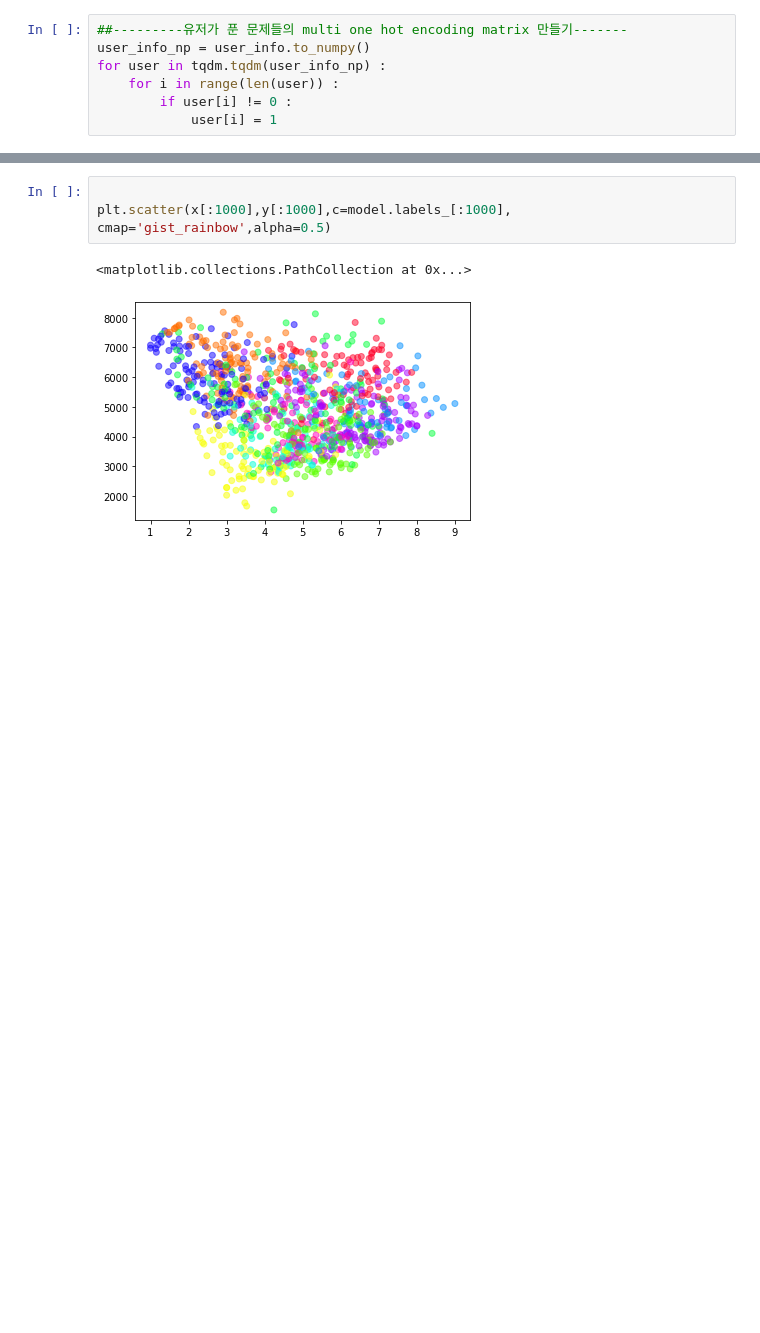
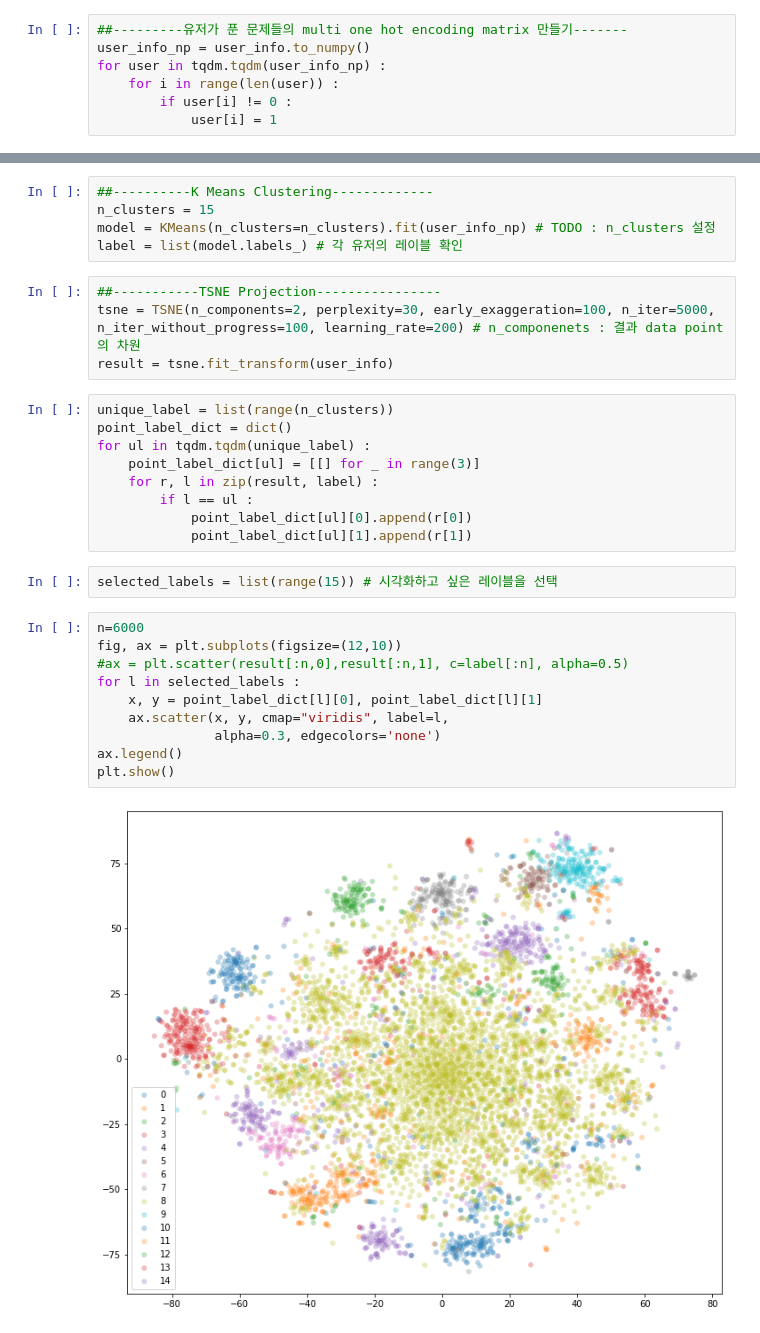
Before and after one commit to boostcampaitech3/level2-dkt-level2-recsys-07, a Jupyter notebook: FeatureEngineering/userClustering.ipynb, the cells around one changed output, grey strips where cells are left out. Cells and saved outputs as stored; diff of their text form; blank space fills up the shorter version.

Commit message:
[FEAT][현덕] user clustering using tsne and knn

```diff
--- a/FeatureEngineering/userClustering.ipynb
+++ b/FeatureEngineering/userClustering.ipynb
@@ -70,6 +21,32 @@ for user in tqdm.tqdm(user_id) :
-# %%
-
-plt.scatter(x[:1000],y[:1000],c=model.labels_[:1000], cmap='gist_rainbow',alpha=0.5)
-# %% [output]
-<matplotlib.collections.PathCollection at 0x...>
-[figure, removed]
+# %%
+##----------K Means Clustering-------------
+n_clusters = 15
+model = KMeans(n_clusters=n_clusters).fit(user_info_np) # TODO : n_clusters 설정
+label = list(model.labels_) # 각 유저의 레이블 확인
+# %%
+##-----------TSNE Projection----------------
+tsne = TSNE(n_components=2, perplexity=30, early_exaggeration=100, n_iter=5000, n_iter_without_progress=100, learning_rate=200) # n_componenets : 결과 data point의 차원
+result = tsne.fit_transform(user_info)
+# %%
+unique_label = list(range(n_clusters))
+point_label_dict = dict()
+for ul in tqdm.tqdm(unique_label) :
+    point_label_dict[ul] = [[] for _ in range(3)]
+    for r, l in zip(result, label) :
+        if l == ul :
+            point_label_dict[ul][0].append(r[0])
+            point_label_dict[ul][1].append(r[1])
+# %%
+selected_labels = list(range(15)) # 시각화하고 싶은 레이블을 선택
+# %%
+n=6000
+fig, ax = plt.subplots(figsize=(12,10))
+#ax = plt.scatter(result[:n,0],result[:n,1], c=label[:n], alpha=0.5)
+for l in selected_labels :
+    x, y = point_label_dict[l][0], point_label_dict[l][1]
+    ax.scatter(x, y, cmap="viridis", label=l,
+               alpha=0.3, edgecolors='none')
+ax.legend()
+plt.show()
+# %% [output]
+[figure, added]
```
Also changed, not shown: parts of 10 cells of this notebook.
